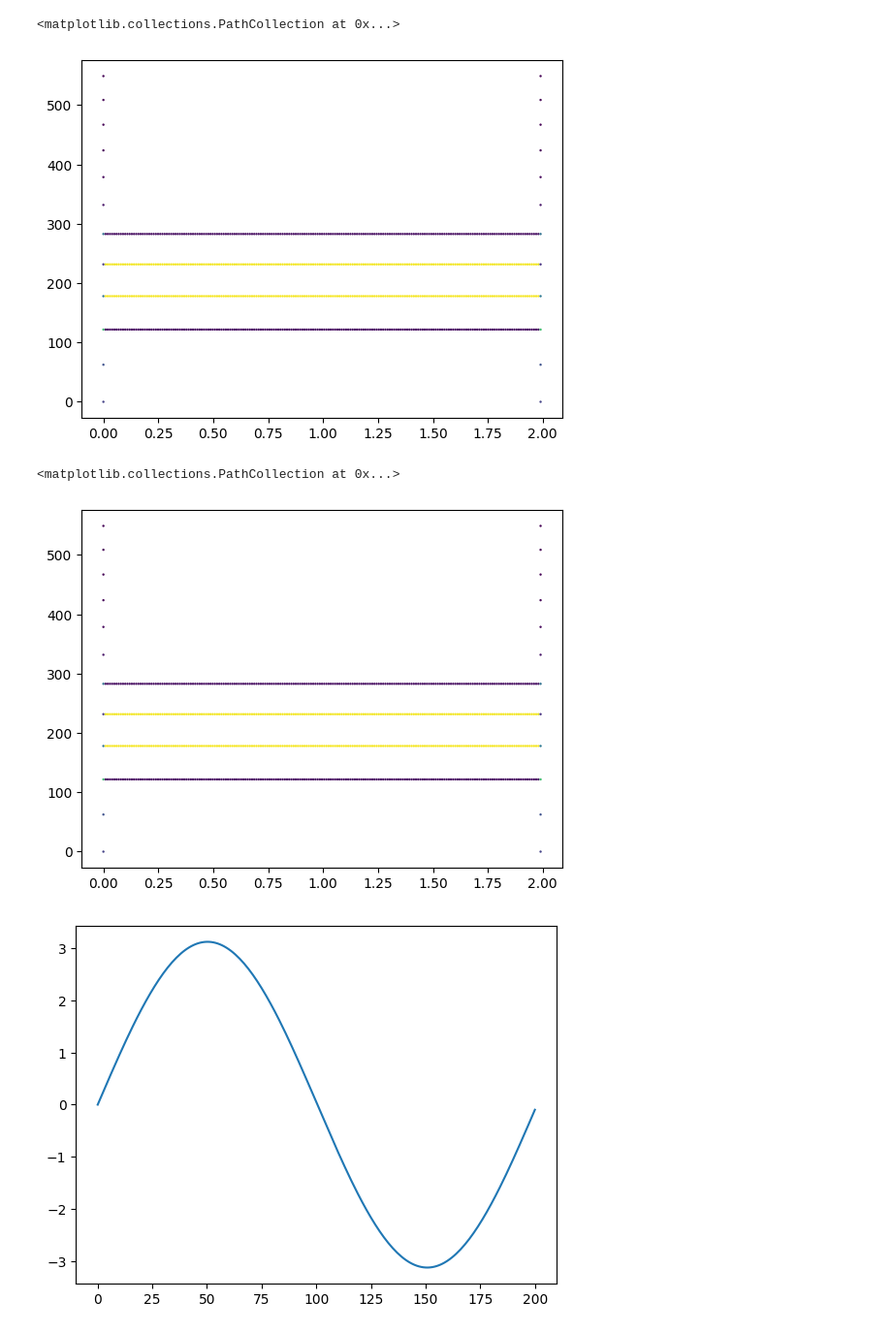
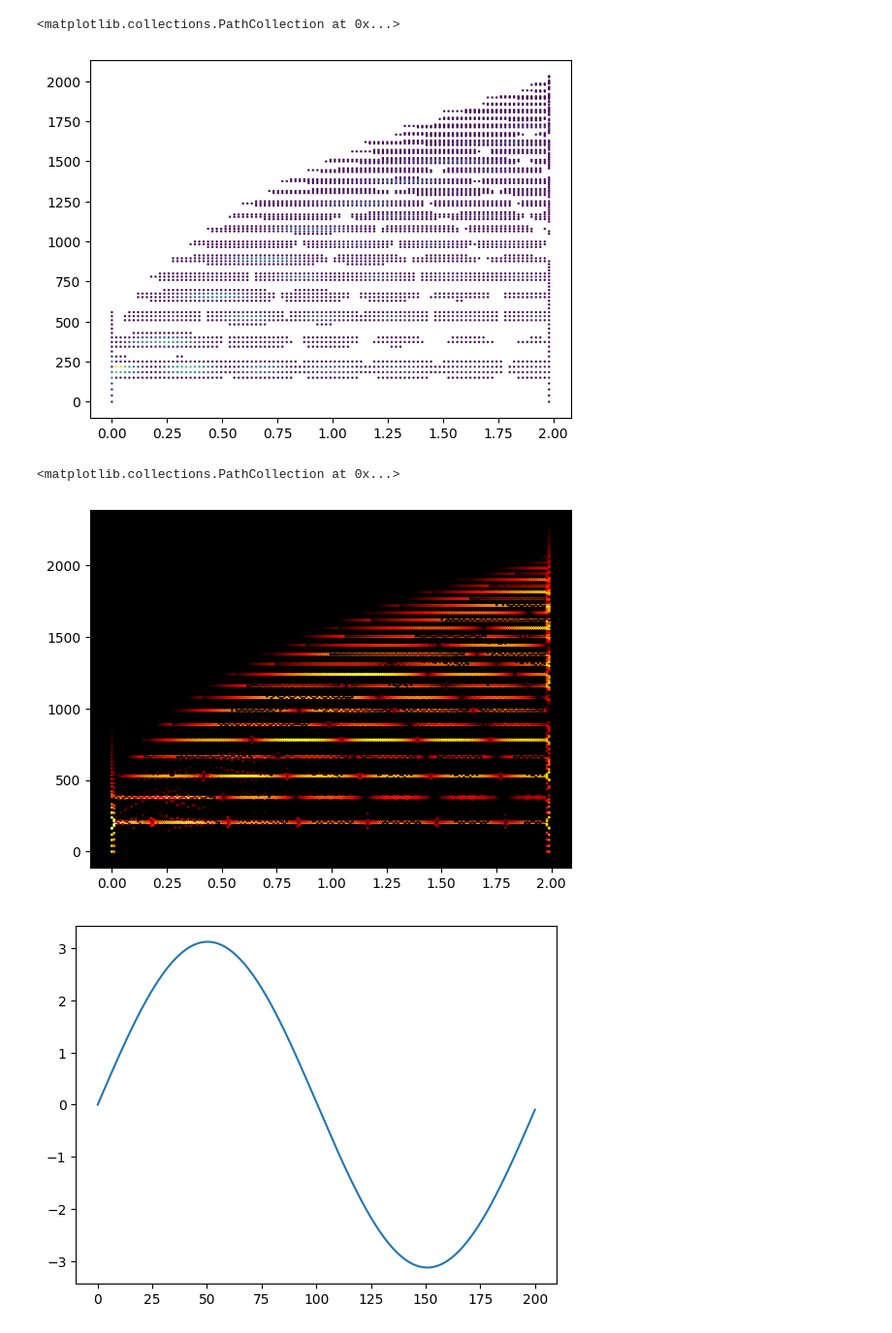
Before and after one commit to nwhitehead/cherry-lip-sync, a Jupyter notebook: src/Freq.ipynb, the cells around one changed output. Shown at 97% size. Cells and saved outputs as stored; diff of their text form; code cells hidden in the pictures.

```diff
--- a/src/Freq.ipynb
+++ b/src/Freq.ipynb
@@ -14,7 +14,7 @@ t = np.linspace(0, T, int(T * sr), endpoint=False)
 freq = 140.0
 # Tone
 phase = 2.0 * np.pi * freq * t
-x = 1.0 * np.sin(phase + (0 * 10.0) * np.sin(phase)) + 0.0 * (2.0 - t) ** 4.0 * np.random.randn(t.shape[0])
+x = 1.0 * np.sin(phase + (t * 10.0) * np.sin(phase)) + 0.0 * (2.0 - t) ** 4.0 * np.random.randn(t.shape[0])
 Audio(x, rate=sr, autoplay=False) # load a NumPy array
 # %% [output]
 [interactive output not drawn]
@@ -55,7 +55,7 @@ def window(n):
     #return torch.linspace(-1, 1, n) * torch.hann_window(n)
     return torch.hann_window(n)
 
-def classic_spec_pts(x, sample_rate=44100, window_time=25e-3, hop_time=10e-3):
+def classic_spec_pts(x, sample_rate=44100, window_time=40e-3, hop_time=20e-3):
     window_length = round(sample_rate * window_time)
     hop_length = round(sample_rate * hop_time)
     y = torchaudio.transforms.Spectrogram(window_fn=window, n_fft=window_length, win_length=window_length, hop_length=hop_length)(torch.tensor(x)).numpy()
@@ -73,40 +73,53 @@ tpos, wpos, lvls = classic_spec_pts(x)
 plt.scatter(tpos, wpos, c=lvls, s=0.5)
 # %% [output]
 <matplotlib.collections.PathCollection at 0x...>
-[figure, old version]
+[figure, new version]
 # %%
 def window(n):
     #return torch.linspace(-1, 1, n) * torch.hann_window(n)
     return torch.hann_window(n)
 
-def classic_spec_pts(x, sample_rate=44100, window_time=25e-3, hop_time=10e-3):
+def classic_spec_pts(x, sample_rate=44100, window_time=40e-3, hop_time=10e-3):
     window_length = round(sample_rate * window_time)
     hop_length = round(sample_rate * hop_time)
+    # Normal window for normal FFT
     window = torch.hann_window(window_length)
+    # Time-weighted window for time adjustments
     window_tw = torch.linspace(-1, 1, window_length) * window
+    # Frequency-weighted window for frequency adjustments
     window_fw = -torch.real(torch.fft.ifft(1j * torch.linspace(0, 2.0 * 2.0 * 3.14159, window_length) * torch.fft.fft(window)))
+    # Normal FFT
     y = torch.stft(torch.tensor(x), n_fft=window_length, hop_length=hop_length,
                    win_length=window_length, window=window, return_complex=True).numpy()
+    # Frequency-weighted FFT
     yfw = torch.stft(torch.tensor(x), n_fft=window_length, hop_length=hop_length,
                    win_length=window_length, window=window_fw, return_complex=True).numpy()
+    # Compute power levels
     ylvl = np.abs(y) ** 2.0
     tmax = y.shape[1]
     wmax = y.shape[0]
+    # Reshape tensors to 1D for data shuffling
     y = y.reshape(-1)
     yfw = yfw.reshape(-1)
     tpos = np.broadcast_to(np.linspace(0, x.shape[0] / sample_rate, tmax, endpoint=False), (wmax, tmax)).reshape(-1)
     wpos = np.broadcast_to(np.linspace(0, sample_rate / 2, wmax, endpoint=False), (tmax, wmax)).transpose().reshape(-1)
-    threshold = 1e2
+    threshold = 1e1
     lvls = ylvl.reshape(-1)
+    # Find where power exceeds threshold
     w = lvls > threshold
-    return (tpos[w], wpos[w], lvls[w], y[w], yfw[w])
+    # Adjust frequencies
+    wadj = wpos[w] + np.imag(y[w] * yfw[w].conj() / lvls[w]) / (2.0 * np.pi) * (1 / window_length * sample_rate)
+    # Extract data from those positions
+    return (tpos[w], wadj, np.log(np.maximum(lvls[w], 1e-8)), y[w], yfw[w])
 
 tpos, wpos, lvls, y, yfw = classic_spec_pts(x)
 
-plt.scatter(tpos, hz_to_mel(wpos), c=lvls, s=0.5)
+fig = plt.figure(1)
+fig.add_subplot(111, facecolor='black')
+plt.scatter(tpos, hz_to_mel(wpos), c=lvls, s=1.0, cmap='hot')
 # %% [output]
 <matplotlib.collections.PathCollection at 0x...>
-[figure, old version]
+[figure, new version]
 # %%
 n = 201
 # plt.plot(torch.linspace(-1, 1, n) * torch.hann_window(n));
```
Also changed, not shown: parts of 4 cells of this notebook.
